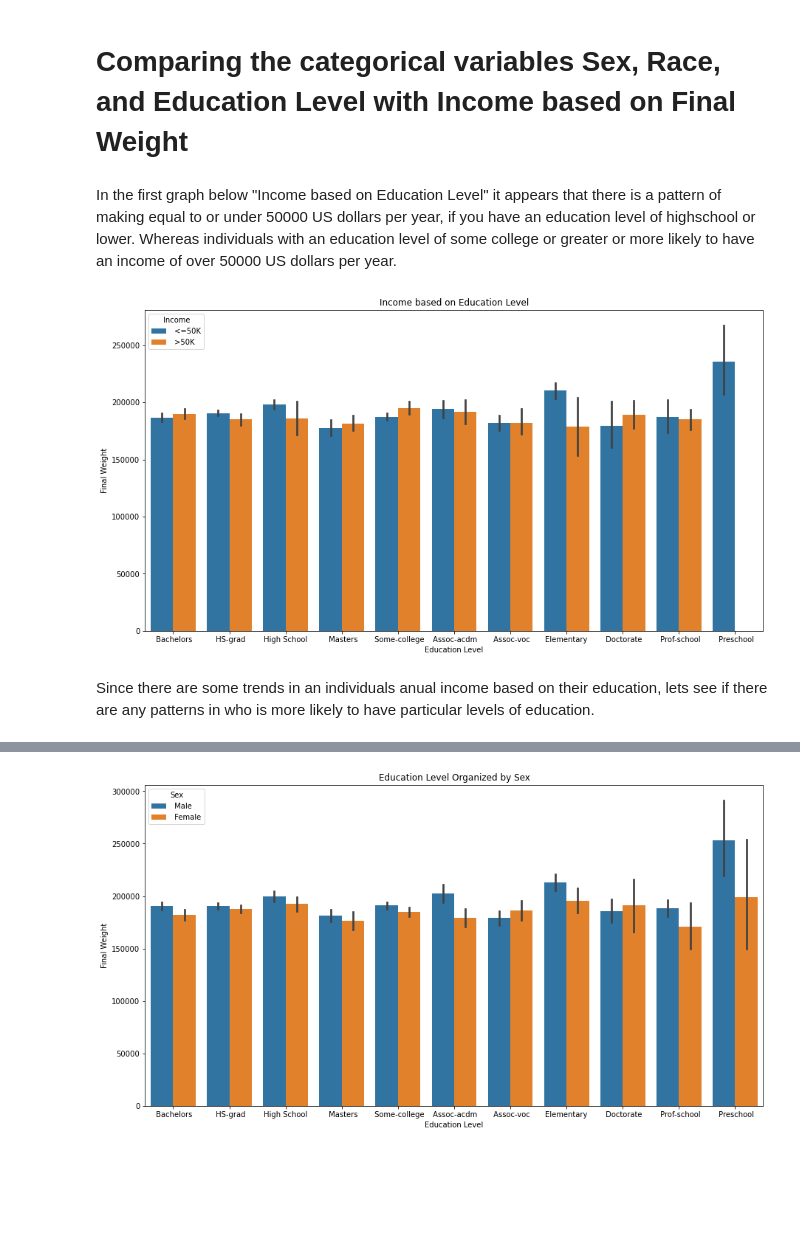
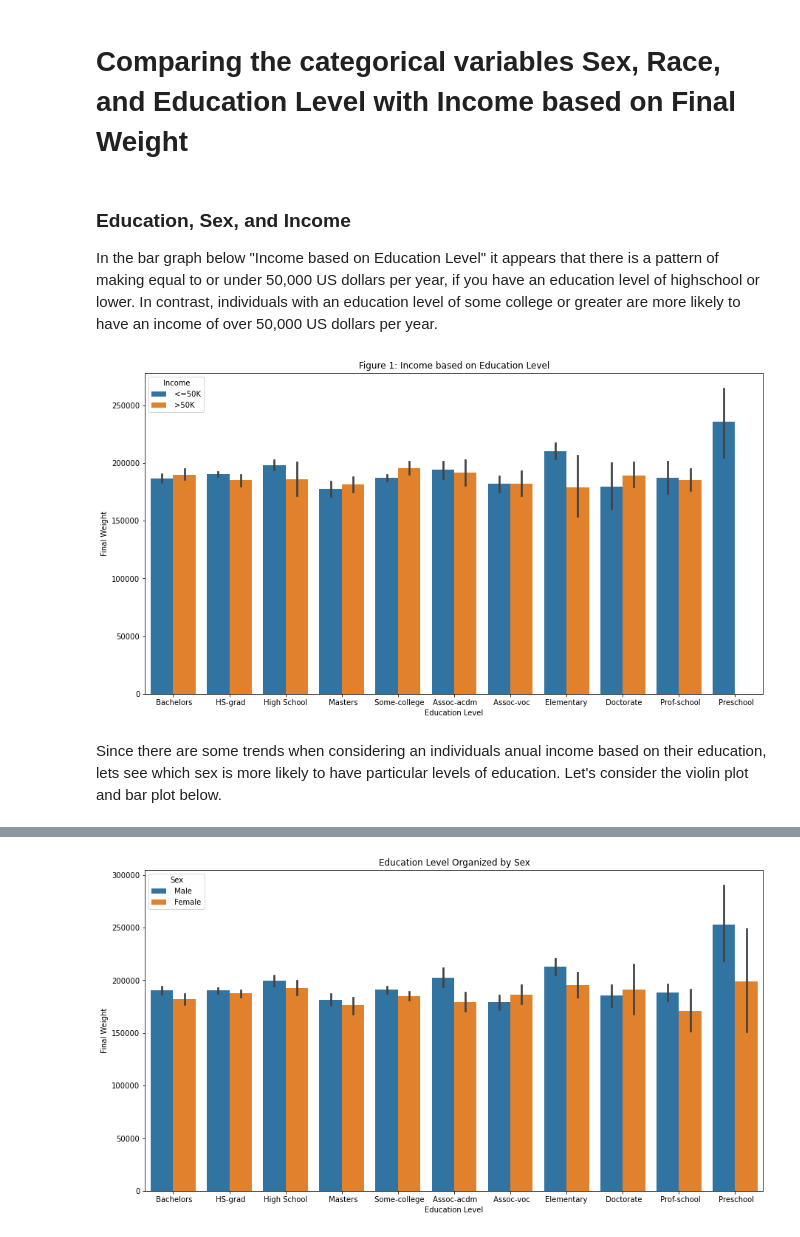
Before and after one commit to data301-2021-summer2/project-group6-project, a Jupyter notebook: analysis/Analysis.ipynb, the cells around one changed output, grey strips where cells are left out. Cells and saved outputs as stored; diff of their text form; code cells hidden in the pictures; blank space fills up the shorter version.

```diff
--- a/analysis/Analysis.ipynb
+++ b/analysis/Analysis.ipynb
@@ -38,12 +40,14 @@ The small number of females and Black Americans to participate in this census sh
 # %% [markdown]
 # Comparing the categorical variables Sex, Race, and Education Level with Income based on Final Weight
 # %% [markdown]
-In the first graph below "Income based on Education Level" it appears that there is a pattern of making equal to or under 50000 US dollars per year, if you have an education level of highschool or lower. Whereas individuals with an education level of some college or greater or more likely to have an income of over 50000 US dollars per year.
+### Education, Sex, and Income
+
+In the bar graph below "Income based on Education Level" it appears that there is a pattern of making equal to or under 50,000 US dollars per year, if you have an education level of highschool or lower. In contrast, individuals with an education level of some college or greater are more likely to have an income of over 50,000 US dollars per year.
 # %%
 plt.figure(figsize=(15,8))
-ax_Ed_Sex = sns.barplot(x="Education Level", y='Final Weight', hue='Income', data=df,).set_title('Income based on Education Level')
+ax_Ed_Sex = sns.barplot(x="Education Level", y='Final Weight', hue='Income', data=df,).set_title('Figure 1: Income based on Education Level')
 plt.show()
 # %% [output]
-[figure, old version]
+[figure, new version]
 # %% [markdown]
-Since there are some trends in an individuals anual income based on their education, lets see if there are any patterns in who is more likely to have particular levels of education.
+Since there are some trends when considering an individuals anual income based on their education, lets see which sex is more likely to have particular levels of education. Let's consider the violin plot and bar plot below.
```
Also changed, not shown: parts of 13 cells of this notebook, 3 other files.
